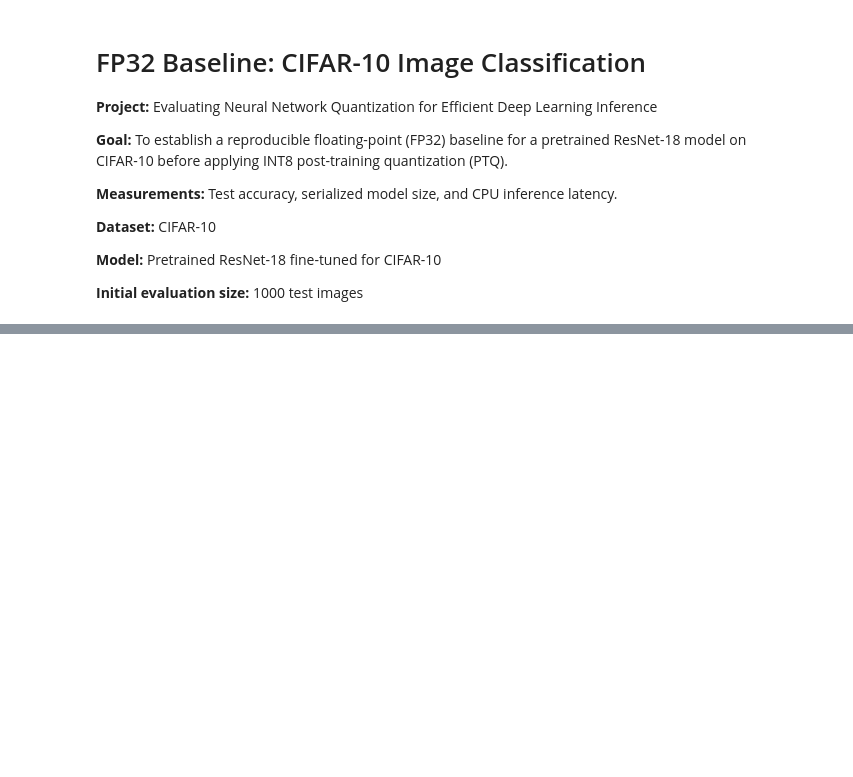
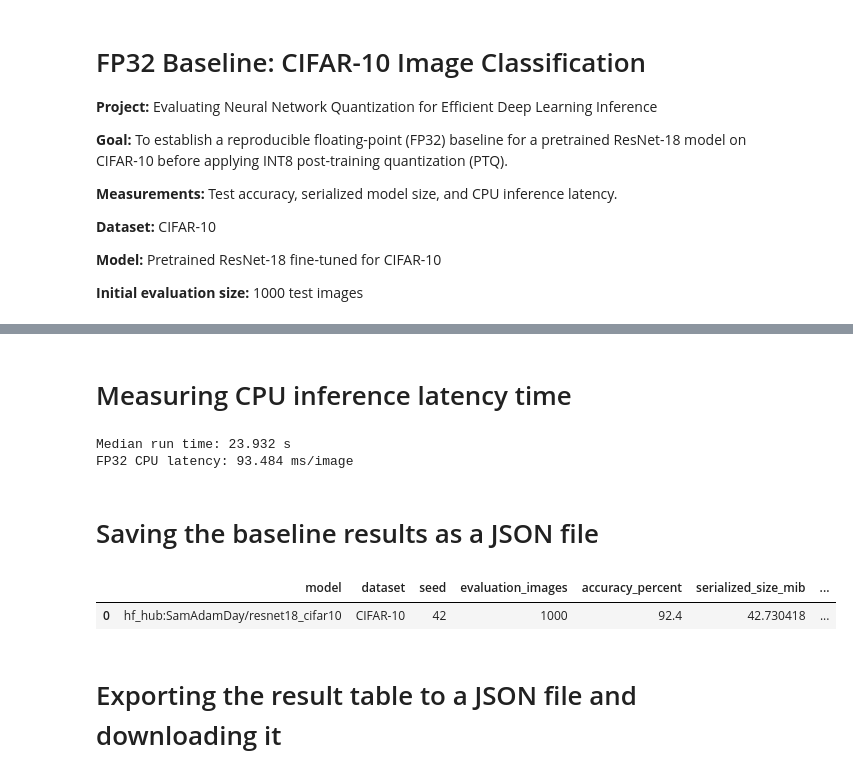
Before and after one commit to FakeGuestCA/DL-Quantization-Project, a Jupyter notebook: notebooks/01_fp32_baseline.ipynb, the cells around one changed output, grey strips where cells are left out. Saved outputs shown, nothing was run; the diff lists cells and outputs as text; code cells hidden in the pictures; blank space fills up the shorter version.

```diff
--- a/notebooks/01_fp32_baseline.ipynb
+++ b/notebooks/01_fp32_baseline.ipynb
@@ -39,0 +229,74 @@ model.safetensors: downloading bytes:           |  0.00B
+# %% [markdown]
+# Measuring CPU inference latency time
+# %%
+# Making a CPU copy for the baseline benchmark
+cpu_model = copy.deepcopy(model).cpu().eval()
+
+benchmark_size = 256
+benchmark_dataset = Subset(
+    test_dataset, indices[:benchmark_size]
+)
+
+benchmark_loader = DataLoader(
+    benchmark_dataset,
+    batch_size=BATCH_SIZE,
+    shuffle=False,
+    num_workers=0
+)
+
+# Warm-up
+with torch.inference_mode():
+    for images, _ in list(benchmark_loader)[:3]:
+        _ = cpu_model(images)
+
+# Repeat the measurement
+timings = []
+
+for _ in range(3):
+    start = time.perf_counter()
+
+    with torch.inference_mode():
+        for images, _ in benchmark_loader:
+            _ = cpu_model(images)
+
+    elapsed = time.perf_counter() - start
+    timings.append(elapsed)
+
+median_total_seconds = statistics.median(timings)
+fp32_latency_ms = (
+    median_total_seconds / benchmark_size
+) * 1000
+
+print(f"Median run time: {median_total_seconds:.3f} s")
+print(f"FP32 CPU latency: {fp32_latency_ms:.3f} ms/image")
+# %% [output]
+Median run time: 23.932 s
+FP32 CPU latency: 93.484 ms/image
+# %% [markdown]
+# Saving the baseline results as a JSON file
+# %%
+baseline_results = {
+    "model": MODEL_ID,
+    "dataset": "CIFAR-10",
+    "seed": SEED,
+    "evaluation_images": total,
+    "accuracy_percent": baseline_accuracy,
+    "serialized_size_mib": fp32_size_mb,
+    "cpu_latency_ms_per_image": fp32_latency_ms,
+    "benchmark_images": benchmark_size,
+    "batch_size": BATCH_SIZE,
+    "device_for_accuracy": str(device),
+    "device_for_latency": "CPU",
+    "pytorch_version": torch.__version__,
+    "torchvision_version": torchvision.__version__,
+}
+
+with open("results/fp32_baseline.json", "w") as f:
+    json.dump(baseline_results, f, indent=2)
+
+pd.DataFrame([baseline_results])
+# %% [output]
+|  | model | dataset | seed | evaluation_images | accuracy_percent | serialized_size_mib | ... |
+| 0 | hf_hub:SamAdamDay/resnet18_cifar10 | CIFAR-10 | 42 | 1000 | 92.4 | 42.730418 | ... |
+# %% [markdown]
+# Exporting the result table to a JSON file and downloading it
```
Also changed, not shown: parts of 16 cells of this notebook, 1 other file.
